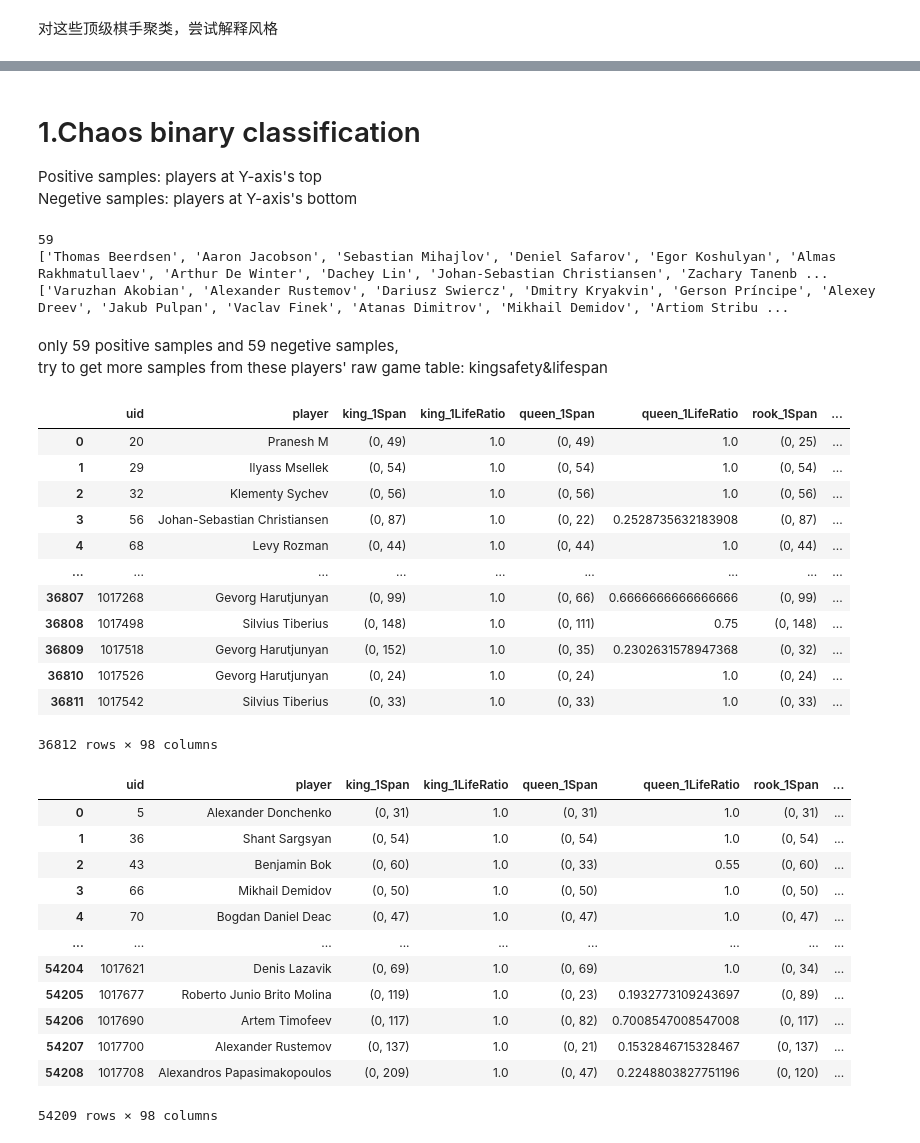
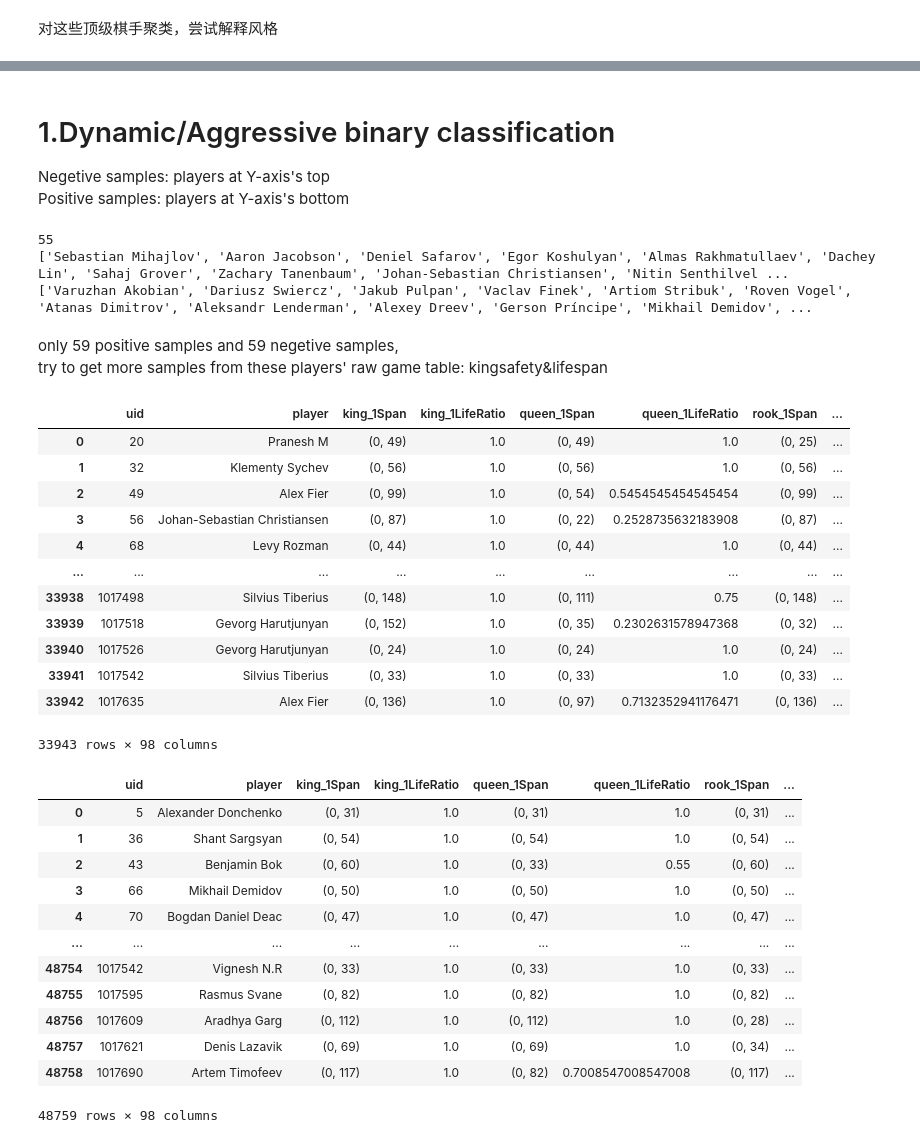
Before and after one commit to zZimablueee/Chess, a Jupyter notebook: player-cluster/classifier.ipynb, the cells around one changed output, grey strips where cells are left out. Saved outputs shown, nothing was run; the diff lists cells and outputs as text; code cells hidden in the pictures.

```diff
--- a/player-cluster/classifier.ipynb
+++ b/player-cluster/classifier.ipynb
@@ -48,7 +48,7 @@ df_filt = df[df.TotalGames > 100][cols].fillna(0).reset_index(drop=True)
 # Create the pipeline
 pca_pipeline = Pipeline([
     ("scaler", StandardScaler()),
-    ("pca", PCA(n_components=2))
+    ("pca", PCA(n_components=10))
 ])
 
 # Fit the pipeline and transform the data
@@ -107,5 +107,5 @@ plt.show()
 # %%
-dbscan=DBSCAN(eps=0.8,min_samples=20)
+dbscan=DBSCAN(eps=3,min_samples=20)
 #让噪声点变多：减小eps，增加min_samples
 labels=dbscan.fit_predict(X_pca)
 plt.figure(figsize=(8,6))
@@ -238,7 +238,7 @@ df_interpretate_pca = pd.DataFrame({
     "Name": df_interpretate.user.values
 })
 
-top_highest_players = df_sorted.tail(20).Name.values
+top_highest_players = df_sorted.tail(30).Name.values
 #选top玩家
 df_interpretate_pca["is_top"] = df_interpretate_pca["Name"].isin(top_highest_players)
 #只有top玩家显示文字，其他玩家为空
@@ -265,3 +265,9 @@ fig.update_xaxes(zeroline=True, zerolinewidth=1,zerolinecolor='red')
 fig.update_yaxes(zeroline=True, zerolinewidth=1,zerolinecolor='red')
 
 fig.show()
+
+# 筛选 top 玩家
+top_coords = df_interpretate_pca[df_interpretate_pca["is_top"]][["Name", "PC1", "PC2"]]
+
+# 打印出来
+print(top_coords)
@@ -314,7 +445,7 @@ This visualization accurately segments top-tier chess styles. Even without knowi
 # %% [markdown]
-# 1.Chaos binary classification
-Positive samples: players at Y-axis's top
-Negetive samples: players at Y-axis's bottom
+# 1.Dynamic/Aggressive binary classification
+Negetive samples: players at Y-axis's top
+Positive samples: players at Y-axis's bottom
 # %%
 #get the name lists of positive players abnd negetive players
 #use 10% of people to make the classifer to learn
@@ -322,17 +453,17 @@ percent_10 = int(len(df_interpretate_pca) *0.1)
 print(percent_10)
 #positive samples
 # 按 y 轴从高到低排序
-chaos_positive_players = df_interpretate_pca.sort_values("PC2", ascending=False).head(percent_10)
+Dynamic_positive_players = df_interpretate_pca.sort_values("PC2", ascending=False).head(percent_10)
 # 只要名字
-chaos_positive_names = chaos_positive_players["Name"].tolist()
-print(chaos_positive_names)
+Dynamic_positive_names = Dynamic_positive_players["Name"].tolist()
+print(Dynamic_positive_names)
 
 #negetive samples
-chaos_negetive_players=df_interpretate_pca.sort_values('PC2',ascending=True).head(percent_10)
-chaos_negetive_names=chaos_negetive_players['Name'].tolist()
-print(chaos_negetive_names)
+Dynamic_negetive_players=df_interpretate_pca.sort_values('PC2',ascending=True).head(percent_10)
+Dynamic_negetive_names=Dynamic_negetive_players['Name'].tolist()
+print(Dynamic_negetive_names)
 # %% [output]
-59
-['Thomas Beerdsen', 'Aaron Jacobson', 'Sebastian Mihajlov', 'Deniel Safarov', 'Egor Koshulyan', 'Almas Rakhmatullaev', 'Arthur De Winter', 'Dachey Lin', 'Johan-Sebastian Christiansen', 'Zachary Tanenb ...
-['Varuzhan Akobian', 'Alexander Rustemov', 'Dariusz Swiercz', 'Dmitry Kryakvin', 'Gerson Príncipe', 'Alexey Dreev', 'Jakub Pulpan', 'Vaclav Finek', 'Atanas Dimitrov', 'Mikhail Demidov', 'Artiom Stribu ...
+55
+['Sebastian Mihajlov', 'Aaron Jacobson', 'Deniel Safarov', 'Egor Koshulyan', 'Almas Rakhmatullaev', 'Dachey Lin', 'Sahaj Grover', 'Zachary Tanenbaum', 'Johan-Sebastian Christiansen', 'Nitin Senthilvel ...
+['Varuzhan Akobian', 'Dariusz Swiercz', 'Jakub Pulpan', 'Vaclav Finek', 'Artiom Stribuk', 'Roven Vogel', 'Atanas Dimitrov', 'Aleksandr Lenderman', 'Alexey Dreev', 'Gerson Príncipe', 'Mikhail Demidov', ...
 # %%
@@ -344,42 +476,42 @@ try to get more samples from these players' raw game table: kingsafety&lifespan
 # %%
 #1. Filter out short games : moves<20
 #2. Mini-batch : Aggregation 10 games' average
 import sqlite3
 db_file=r"C:\sqlite3\chess.db"
 conn=sqlite3.connect(db_file)
 table1='lifespan'
 playercolumn1='player'
-chaos_1_holders = ",".join(["?"] * len(chaos_positive_names))
+Dynamic_1_holders = ",".join(["?"] * len(Dynamic_positive_names))
 query = f"""
 SELECT *
 FROM {table1}
-WHERE {playercolumn1} IN ({chaos_1_holders})
+WHERE {playercolumn1} IN ({Dynamic_1_holders})
 """
-chaos_1_lifespan_all = pd.read_sql(query, conn, params=chaos_positive_names)
-chaos_1_lifespan_all
+Dynamic_1_lifespan_all = pd.read_sql(query, conn, params=Dynamic_positive_names)
+Dynamic_1_lifespan_all
 # %% [output]
 |  | uid | player | king_1Span | king_1LifeRatio | queen_1Span | queen_1LifeRatio | rook_1Span | ... |
 | 0 | 20 | Pranesh M | (0, 49) | 1.0 | (0, 49) | 1.0 | (0, 25) | ... |
-| 1 | 29 | Ilyass Msellek | (0, 54) | 1.0 | (0, 54) | 1.0 | (0, 54) | ... |
-| 2 | 32 | Klementy Sychev | (0, 56) | 1.0 | (0, 56) | 1.0 | (0, 56) | ... |
+| 1 | 32 | Klementy Sychev | (0, 56) | 1.0 | (0, 56) | 1.0 | (0, 56) | ... |
+| 2 | 49 | Alex Fier | (0, 99) | 1.0 | (0, 54) | 0.5454545454545454 | (0, 99) | ... |
 | 3 | 56 | Johan-Sebastian Christiansen | (0, 87) | 1.0 | (0, 22) | 0.2528735632183908 | (0, 87) | ... |
 | 4 | 68 | Levy Rozman | (0, 44) | 1.0 | (0, 44) | 1.0 | (0, 44) | ... |
 | ... | ... | ... | ... | ... | ... | ... | ... | ... |
-| 36807 | 1017268 | Gevorg Harutjunyan | (0, 99) | 1.0 | (0, 66) | 0.6666666666666666 | (0, 99) | ... |
-| 36808 | 1017498 | Silvius Tiberius | (0, 148) | 1.0 | (0, 111) | 0.75 | (0, 148) | ... |
-| 36809 | 1017518 | Gevorg Harutjunyan | (0, 152) | 1.0 | (0, 35) | 0.2302631578947368 | (0, 32) | ... |
-| 36810 | 1017526 | Gevorg Harutjunyan | (0, 24) | 1.0 | (0, 24) | 1.0 | (0, 24) | ... |
-| 36811 | 1017542 | Silvius Tiberius | (0, 33) | 1.0 | (0, 33) | 1.0 | (0, 33) | ... |
+| 33938 | 1017498 | Silvius Tiberius | (0, 148) | 1.0 | (0, 111) | 0.75 | (0, 148) | ... |
+| 33939 | 1017518 | Gevorg Harutjunyan | (0, 152) | 1.0 | (0, 35) | 0.2302631578947368 | (0, 32) | ... |
+| 33940 | 1017526 | Gevorg Harutjunyan | (0, 24) | 1.0 | (0, 24) | 1.0 | (0, 24) | ... |
+| 33941 | 1017542 | Silvius Tiberius | (0, 33) | 1.0 | (0, 33) | 1.0 | (0, 33) | ... |
+| 33942 | 1017635 | Alex Fier | (0, 136) | 1.0 | (0, 97) | 0.7132352941176471 | (0, 136) | ... |
-36812 rows × 98 columns
+33943 rows × 98 columns
 # %%
-chaos_0_holders = ",".join(["?"] * len(chaos_negetive_names))
+Dynamic_0_holders = ",".join(["?"] * len(Dynamic_negetive_names))
 query = f"""
 SELECT *
 FROM {table1}
-WHERE {playercolumn1} IN ({chaos_0_holders})
+WHERE {playercolumn1} IN ({Dynamic_0_holders})
 """
-chaos_0_lifespan_all = pd.read_sql(query, conn, params=chaos_negetive_names)
-chaos_0_lifespan_all
+Dynamic_0_lifespan_all = pd.read_sql(query, conn, params=Dynamic_negetive_names)
+Dynamic_0_lifespan_all
 # %% [output]
 |  | uid | player | king_1Span | king_1LifeRatio | queen_1Span | queen_1LifeRatio | rook_1Span | ... |
 | 0 | 5 | Alexander Donchenko | (0, 31) | 1.0 | (0, 31) | 1.0 | (0, 31) | ... |
@@ -388,12 +520,12 @@ chaos_0_lifespan_all
 | 3 | 66 | Mikhail Demidov | (0, 50) | 1.0 | (0, 50) | 1.0 | (0, 50) | ... |
 | 4 | 70 | Bogdan Daniel Deac | (0, 47) | 1.0 | (0, 47) | 1.0 | (0, 47) | ... |
 | ... | ... | ... | ... | ... | ... | ... | ... | ... |
-| 54204 | 1017621 | Denis Lazavik | (0, 69) | 1.0 | (0, 69) | 1.0 | (0, 34) | ... |
-| 54205 | 1017677 | Roberto Junio Brito Molina | (0, 119) | 1.0 | (0, 23) | 0.1932773109243697 | (0, 89) | ... |
-| 54206 | 1017690 | Artem Timofeev | (0, 117) | 1.0 | (0, 82) | 0.7008547008547008 | (0, 117) | ... |
-| 54207 | 1017700 | Alexander Rustemov | (0, 137) | 1.0 | (0, 21) | 0.1532846715328467 | (0, 137) | ... |
-| 54208 | 1017708 | Alexandros Papasimakopoulos | (0, 209) | 1.0 | (0, 47) | 0.2248803827751196 | (0, 120) | ... |
+| 48754 | 1017542 | Vignesh N.R | (0, 33) | 1.0 | (0, 33) | 1.0 | (0, 33) | ... |
+| 48755 | 1017595 | Rasmus Svane | (0, 82) | 1.0 | (0, 82) | 1.0 | (0, 82) | ... |
+| 48756 | 1017609 | Aradhya Garg | (0, 112) | 1.0 | (0, 112) | 1.0 | (0, 28) | ... |
+| 48757 | 1017621 | Denis Lazavik | (0, 69) | 1.0 | (0, 69) | 1.0 | (0, 34) | ... |
+| 48758 | 1017690 | Artem Timofeev | (0, 117) | 1.0 | (0, 82) | 0.7008547008547008 | (0, 117) | ... |
-54209 rows × 98 columns
+48759 rows × 98 columns
 # %%
 table2='kingsafety'
 ks_cols=pd.read_sql("PRAGMA table_info(kingsafety);",conn)['name'].tolist()
```
Also changed, not shown: parts of 22 cells of this notebook, 1 other file.
